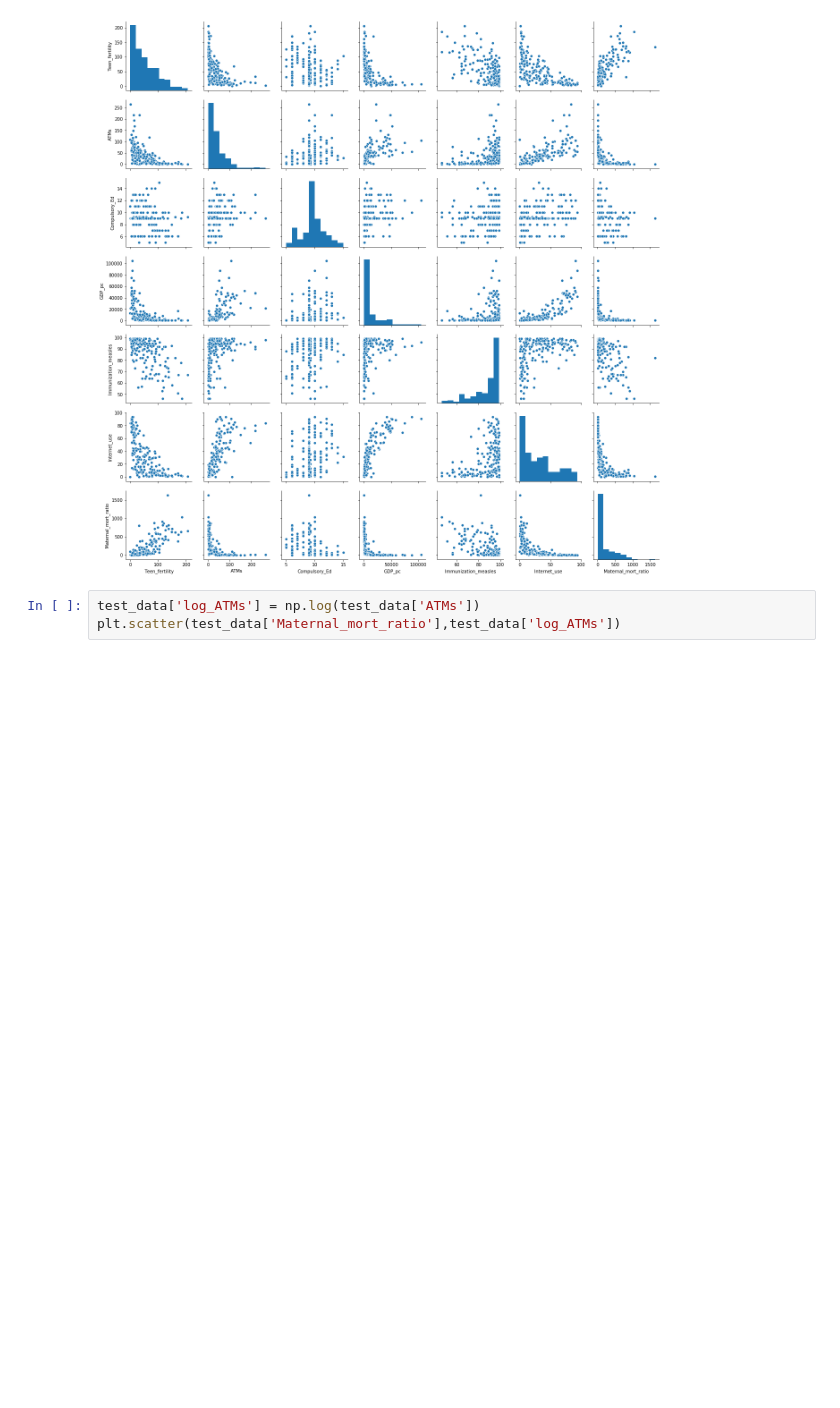
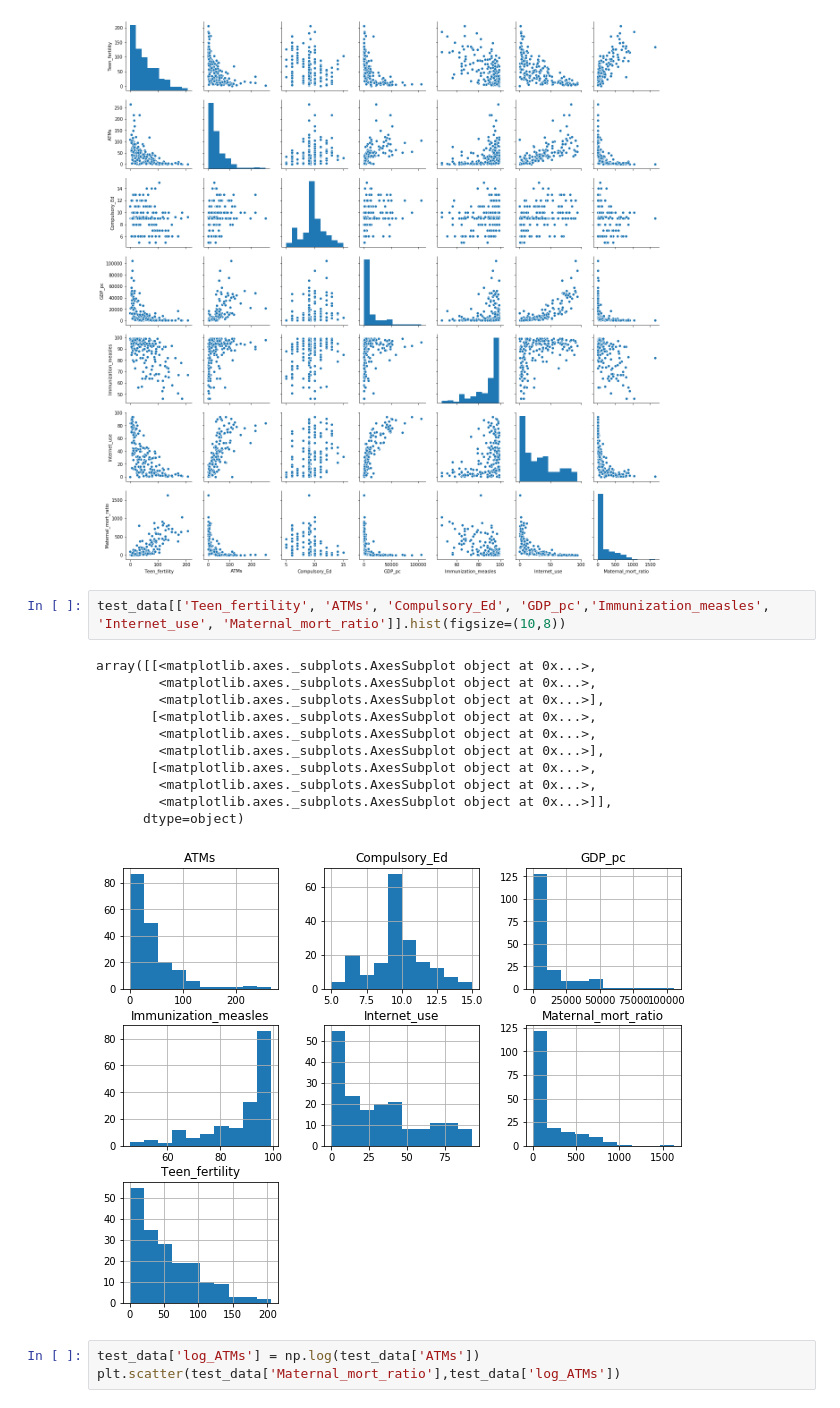
Before and after one commit to MsJacksonIYN/Maternal_Mortality, a Jupyter notebook: Working_Notebooks/Working_Mod_2_Project_ModeledRatio-Copy1.ipynb, the cells around one changed output. Drawn from its saved outputs; the diff is of its cells as text; blank space fills up the shorter version.

```diff
--- a/Working_Mod_2_Project_ModeledRatio.ipynb
+++ b/Working_Notebooks/Working_Mod_2_Project_ModeledRatio-Copy1.ipynb
@@ -629,6 +645,20 @@ sns.pairplot(test_data.drop('Year', axis = 1))
 # %% [output]
 <seaborn.axisgrid.PairGrid at 0x...>
 [figure]
+# %%
+test_data[['Teen_fertility', 'ATMs', 'Compulsory_Ed', 'GDP_pc','Immunization_measles', 'Internet_use', 'Maternal_mort_ratio']].hist(figsize=(10,8))
+# %% [output]
+array([[<matplotlib.axes._subplots.AxesSubplot object at 0x...>,
+        <matplotlib.axes._subplots.AxesSubplot object at 0x...>,
+        <matplotlib.axes._subplots.AxesSubplot object at 0x...>],
+       [<matplotlib.axes._subplots.AxesSubplot object at 0x...>,
+        <matplotlib.axes._subplots.AxesSubplot object at 0x...>,
+        <matplotlib.axes._subplots.AxesSubplot object at 0x...>],
+       [<matplotlib.axes._subplots.AxesSubplot object at 0x...>,
+        <matplotlib.axes._subplots.AxesSubplot object at 0x...>,
+        <matplotlib.axes._subplots.AxesSubplot object at 0x...>]],
+      dtype=object)
+[figure, added]
 # %%
 test_data['log_ATMs'] = np.log(test_data['ATMs'])
 plt.scatter(test_data['Maternal_mort_ratio'],test_data['log_ATMs'])
```
Also changed, not shown: parts of 39 cells of this notebook, 13 other files.
